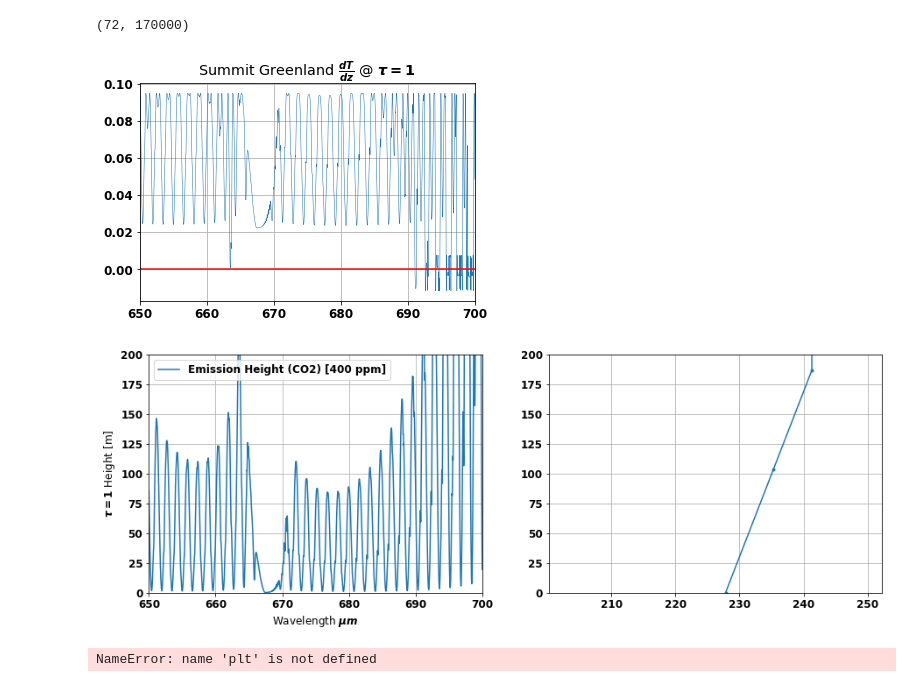
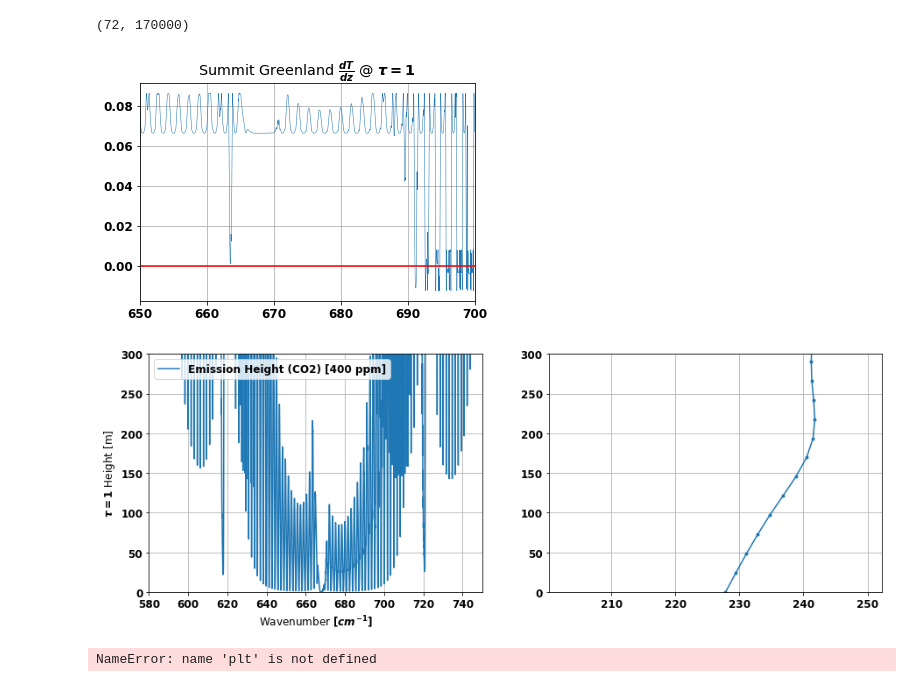
Before and after one commit to costachris/arctic_surface_forcing, a Jupyter notebook: rad_transfer_python/simulate_radiances_main.ipynb, the cells around one changed output. Drawn from its saved outputs; the diff is of its cells as text; code cells hidden in the pictures.

Commit message:
improved plotting function for vertical profiles (handles both height and pressure v coord)

```diff
--- a/rad_transfer_python/simulate_radiances_main.ipynb
+++ b/rad_transfer_python/simulate_radiances_main.ipynb
@@ -643,7 +642,8 @@ def interpolate_profile(p_prof,
                         var_prof,
                         p_interp_grid,
                         method = 'CubicSpline',
-                        return_interp_obj = False):
+                        return_interp_obj = False,
+                       **kwargs):
     '''
     Interpolate profile to given pressure grid.
 
@@ -679,6 +679,9 @@ def interpolate_profile(p_prof,
     if method == 'CubicSpline':
         interp_obj = CubicSpline(p_prof,var_prof, bc_type = 'natural')
         var_prof_interpolated = interp_obj(p_interp_grid)
+    if method == 'BSpline':
+        interp_obj = BSpline(p_prof,var_prof, **kwargs)
+        var_prof_interpolated = interp_obj(p_interp_grid)
 
     if method == 'Linear':
         interp_obj = interp1d(p_prof,var_prof, bounds_error = False)
@@ -708,5 +711,7 @@ interp_prof = interpolate_profile(z_prof_0,
                     T_prof_0,
 #                     T_prof_incr,
 #                     p_interp_grid = np.linspace(z_prof.min(), z_prof.max(), 1000),
-                    p_interp_grid = np.linspace(0, z_prof.max(), 1000),
+                    mehtod =  'CubicSpline',
+#                     method = 'BSpline', k = 1,
+                    p_interp_grid = np.linspace(0, z_prof.max(), 3000),
                     return_interp_obj=True)
@@ -997,17 +935,17 @@ plt.xlim([650, 700])
 plt.grid()
 # plt.savefig(save_figs_rel_dir + 'emission_height_plots/summit_greenland_dT_dz_7_1_22_30.png', dpi = 300)
 # %% [output]
-[figure, old version]
+[figure, new version]
 # %%
 %run simulate_radiances_utils.py
 wl_nm = wl_nu*1e6
-plot_emission_height(nu_, tau_wl, T_prof_0, z_prof_0,
+plot_emission_height(nu_, tau_wl, interp_prof[1], interp_prof[0],
                      label = 'Emission Height (CO2) [400 ppm]',
-                     xlim = [650,700], ylim = [0, 200])
+                     xlim = [580,750], ylim = [0, 300])
 #                      ylim = [p_prof.max(), 10**4])
 #                     xlim = [wl_nm.min(), wl_nm.max()]
 #                     ave_emmission_pres = np.nanmean(tau_wl_co2_400))
 # plt.xlim((12,18))
 # plt.savefig(save_figs_rel_dir + 'emission_height_plots/summit_greenland_emission_height_v_k_7_1_22_30.png', dpi = 300)
 # %% [output]
-[figure, old version]
+[figure, new version]
```
Also changed, not shown: parts of 25 cells of this notebook, 2 other files.
